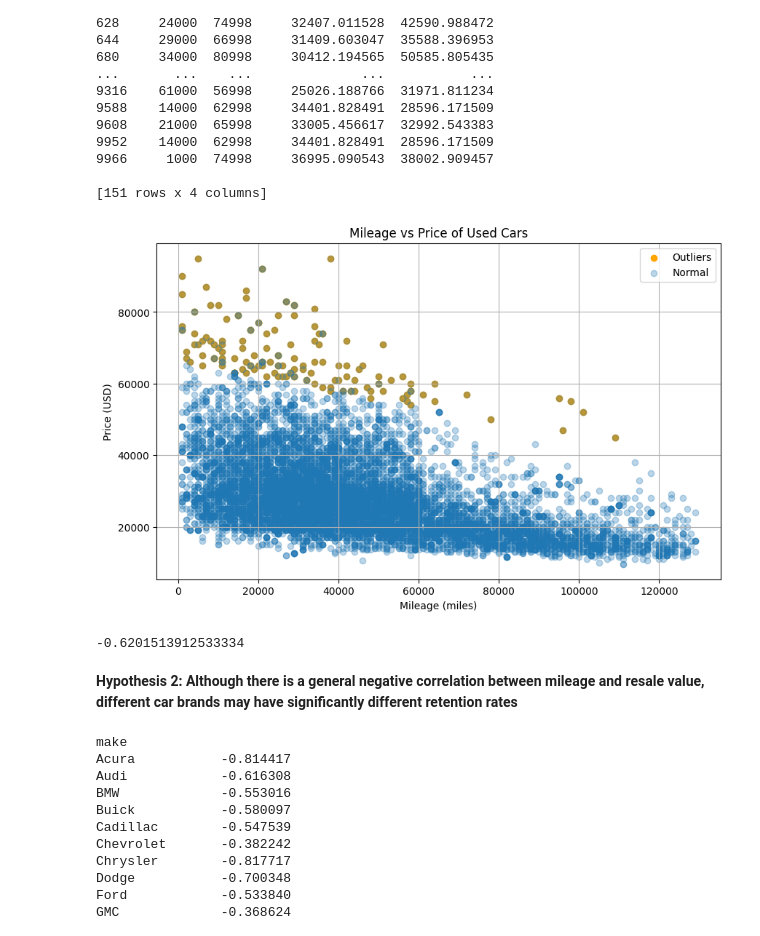
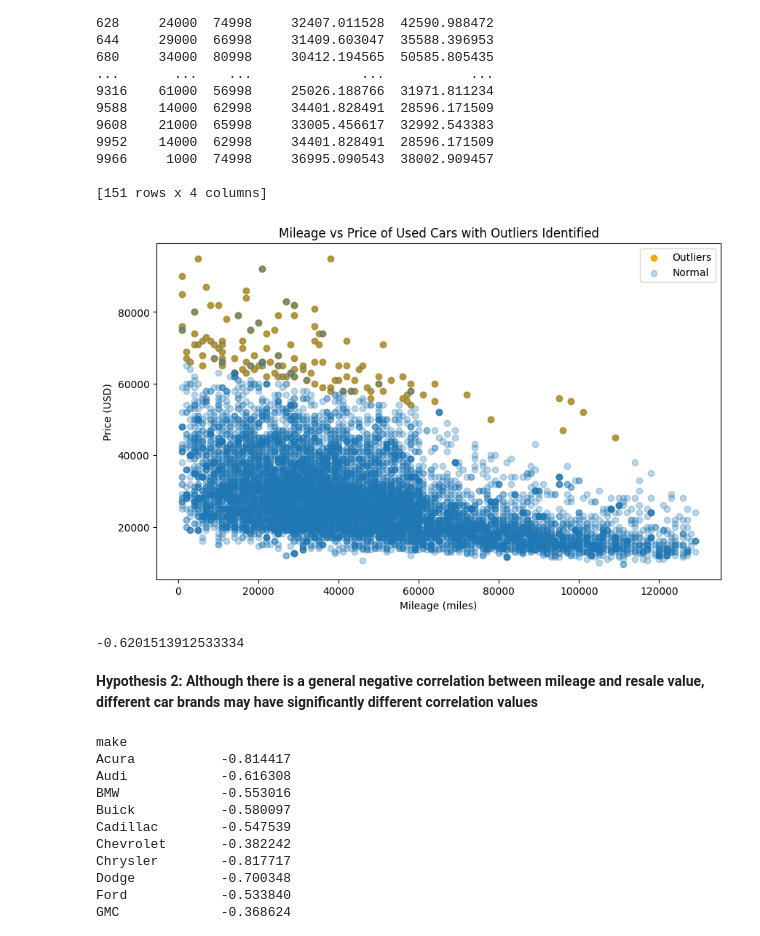
Before and after one commit to montage0921/CSE587-Project-UsedCarPricePrediction, a Jupyter notebook: mileage_car_class_vs_price.ipynb, the cells around one changed output. Cells and saved outputs as stored; diff of their text form; code cells hidden in the pictures.

```diff
--- a/mileage_car_class_vs_price.ipynb
+++ b/mileage_car_class_vs_price.ipynb
@@ -47,7 +46,9 @@ The General Pearson correlation -0.49 indicates that the mileage has a moderate
 **Identify Outliers**
 From the graph, although as expect, there is a general trending that with the increase of mileage, the price decreases, some outliers can be identified. Thus linear-regression is used to find cars with abnormal relaitonship between price and mileage.
 # %%
-X = df[['mileage']]
+X = df['mileage'].values.reshape(-1, 1)
+
+
 y = df['price']
 
 # create and train the linear regression model
@@ -82,15 +83,14 @@ print(outliers[['mileage', 'price', 'predicted_price', 'residuals']])
 # %%
 plt.figure(figsize=(10,6))
 plt.scatter(outliers['mileage'], outliers['price'], color='orange', label='Outliers')
 plt.scatter(df['mileage'],df['price'],alpha=0.3,label='Normal')
-plt.title('Mileage vs Price of Used Cars')
+plt.title('Mileage vs Price of Used Cars with Outliers Identified')
 plt.xlabel('Mileage (miles)')
 plt.ylabel('Price (USD)')
 plt.legend()
-plt.grid(True)
 plt.show()
 # %% [output]
-[figure, old version]
+[figure, new version]
 # %%
 # outliers' correlation value between resale price and mileage
 outlier_corr=outliers['mileage'].corr(outliers['price'])
@@ -98,5 +98,5 @@ print(outlier_corr)
 # %% [output]
 -0.6201513912533334
 # %% [markdown]
-**Hypothesis 2: Although there is a general negative correlation between mileage and resale value, different car brands may have significantly different retention rates**
+**Hypothesis 2: Although there is a general negative correlation between mileage and resale value, different car brands may have significantly different correlation values**
 # %%
```
Also changed, not shown: parts of 10 cells of this notebook.
